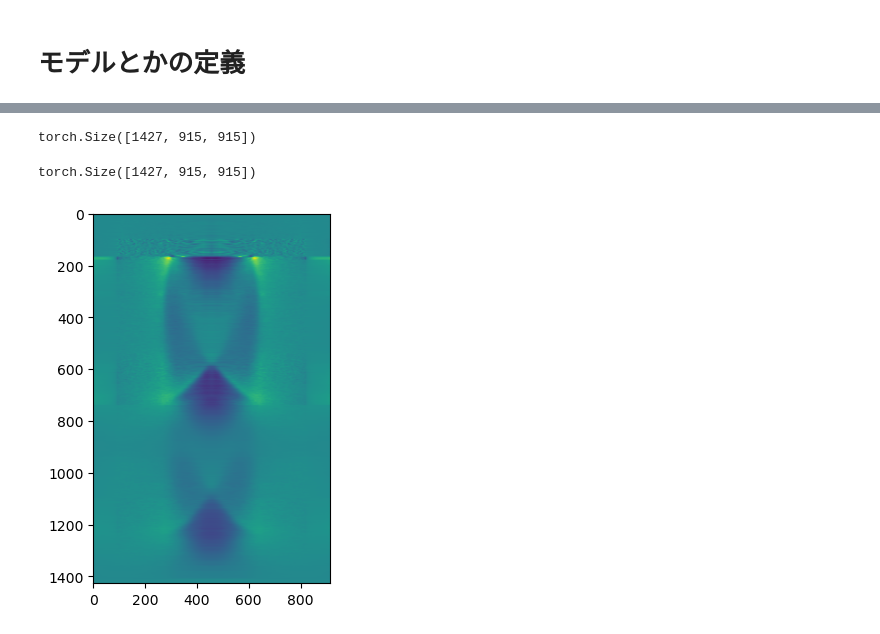
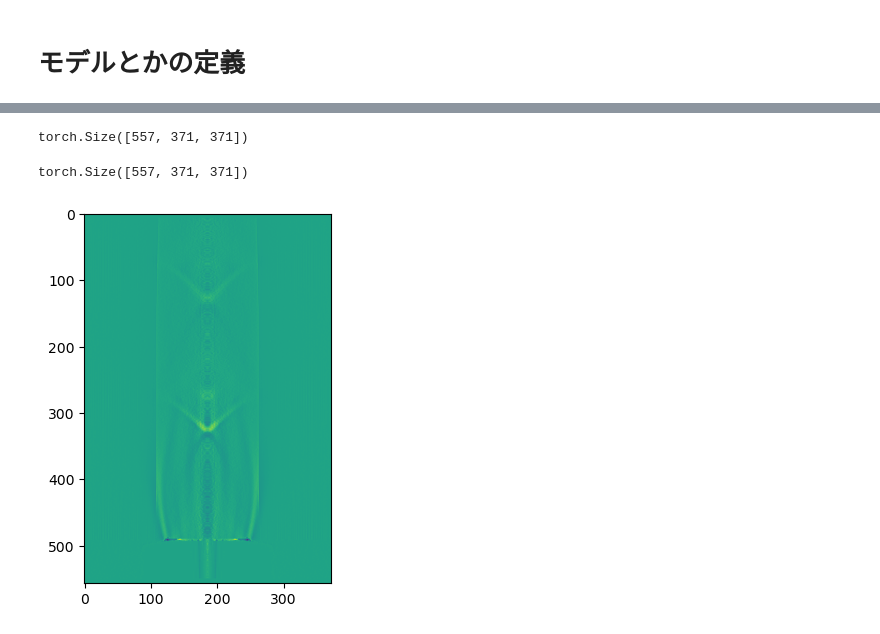
Before and after one commit to ogayuuki0202/iBOS_CUDA, a Jupyter notebook: reconstruction.ipynb, the cells around one changed output, grey strips where cells are left out. Cells and saved outputs as stored; diff of their text form; code cells hidden in the pictures.

```diff
--- a/reconstruction.ipynb
+++ b/reconstruction.ipynb
@@ -23,7 +23,7 @@ cuda
 # dataのロードとdataloarderの作成
 # %%
 #ファイルのロード
-sinogram_path="sinogram/sinogram_2410_quarter_size.npy"
+sinogram_path="sinogram/sinogram_2410.npy"
 sinogram=np.load(sinogram_path,allow_pickle=True)
 sinogram_tensor=torch.FloatTensor(sinogram).permute(0, 2, 1).to(device)#tensor型に直す
 print(sinogram_tensor.shape)
@@ -35,6 +35,6 @@ torch.Size([1427, 915, 915])
 # %%
 #daaloarderの作成
-batch_size=20 #ミニバッチのサイズを指定
+batch_size=600 #ミニバッチのサイズを指定
 target_dataloarder=torch.utils.data.DataLoader(sinogram_tensor.to(device),batch_size=batch_size,shuffle=False)#シャッフルは切っておく
 predict_dataloarder=torch.utils.data.DataLoader(torch.zeros_like(sinogram_tensor),batch_size=batch_size,shuffle=False)#シャッフルは切っておく
 
@@ -59,6 +59,6 @@ dataloarders_dict={"target":target_dataloarder,"predict":predict_dataloarder}
 # print(array)
 
 # define measuring angles
-angles = np.linspace(0, np.pi, 915, endpoint=False)
+angles = np.linspace(0, np.pi, 371, endpoint=False)
 print(angles)
 # %% [output]
@@ -132,5 +132,5 @@ def trainer(model, dataloaders_dict, eps=1e-7):
     return torch.cat(processed_batches, dim=0)
 # %%
 model=ART(sinogram,angles).to(device)
-predicted_tensor=trainer(model,dataloarders_dict,eps=1e-7)
+predicted_tensor=trainer(model,dataloarders_dict,eps=1e-9)
 # %% [output]
@@ -154,13 +154,13 @@ Iteration: 1, Loss: 7.253584755062548e-08
 # %%
 print(predicted_tensor.shape)
 # %% [output]
-torch.Size([1427, 915, 915])
+torch.Size([557, 371, 371])
 # %%
 predicted_array=predicted_tensor.cpu()
 # %%
 print(predicted_array.shape)
 plt.imshow(predicted_array[:,180,:])
-np.save("reconstructed/reconstructed2410_quater.npy",predicted_array)
+np.save("reconstructed/reconstructed2410_res9.npy",predicted_array)
 # %% [output]
-torch.Size([1427, 915, 915])
+torch.Size([557, 371, 371])
-[figure, old version]
+[figure, new version]
```
Also changed, not shown: parts of 3 cells of this notebook, 2 other files.
